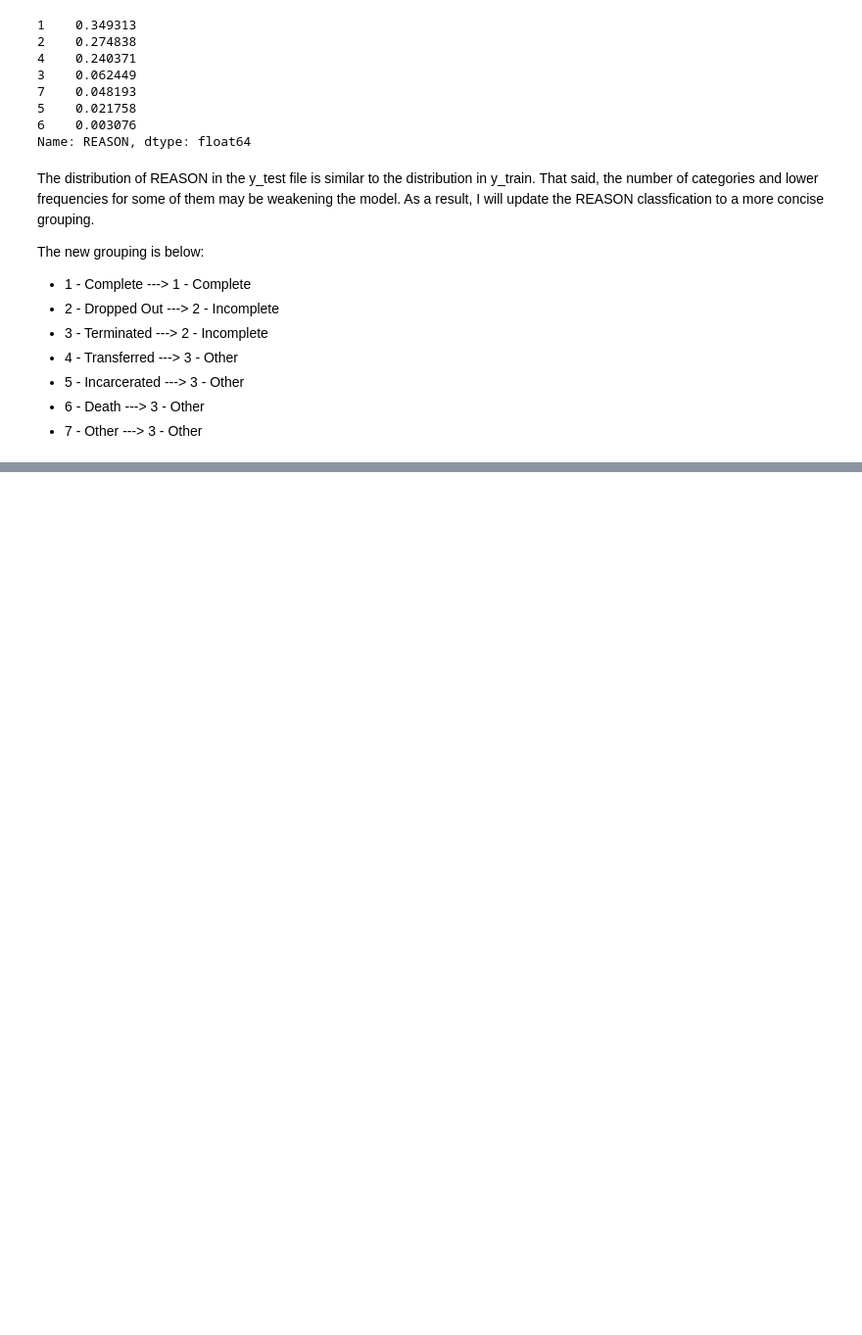
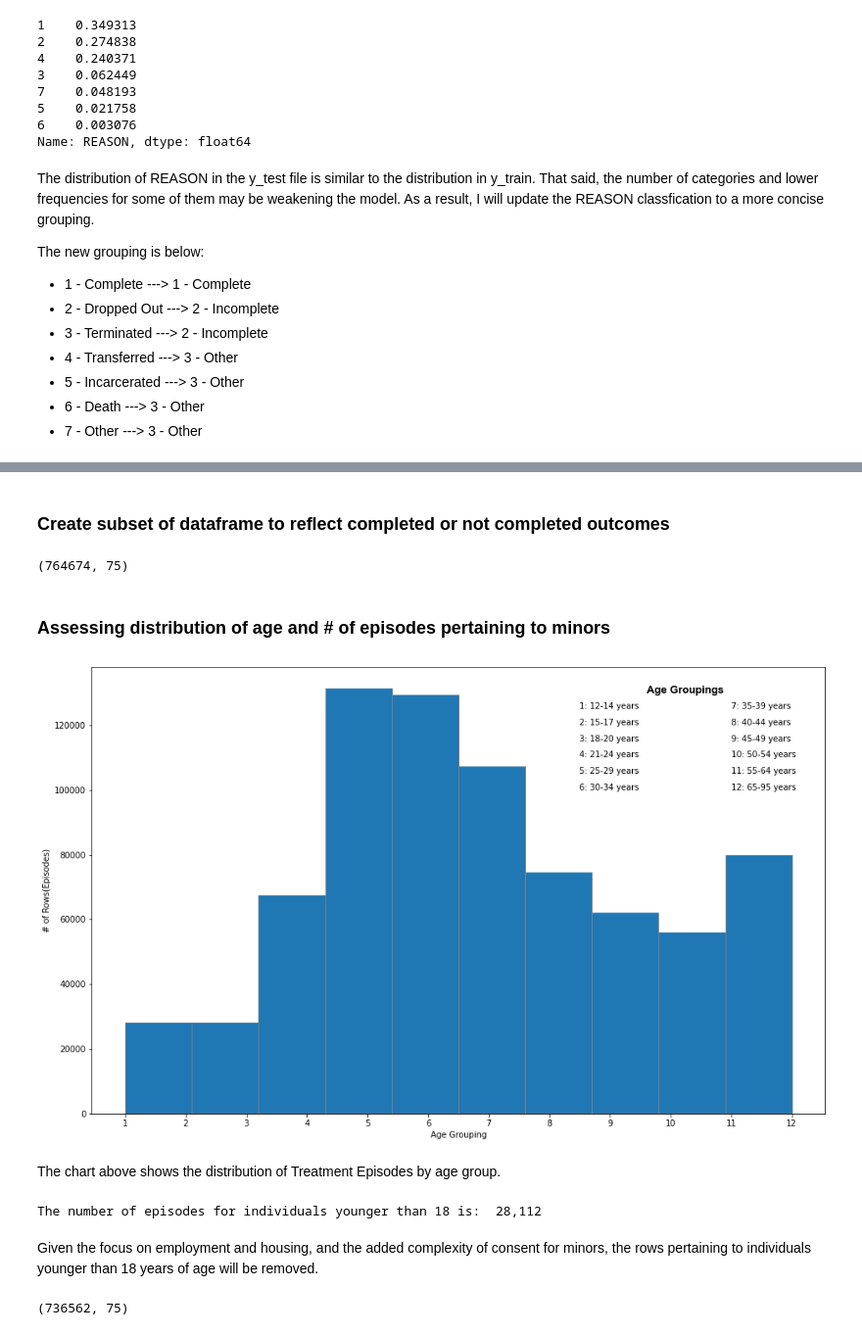
Before and after one commit to dolant98/Project-3-Phase-3, a Jupyter notebook: Phase-3--Project-3.ipynb, the cells around one changed output, grey strips where cells are left out. Shown at 98% size. Saved outputs shown, nothing was run; the diff lists cells and outputs as text; code cells hidden in the pictures; blank space fills up the shorter version.

Commit message:
Updates to dataframe and logreg

```diff
--- a/Phase-3--Project-3.ipynb
+++ b/Phase-3--Project-3.ipynb
@@ -288,3 +286,0 @@ df _
-# %%
-df_ted_out.loc[not_comp,'REASON'] = 2
-df_ted_out['REASON'].value_counts()
@@ -306,0 +289,14 @@ Name: REASON, dtype: int64
+# %%
+outcome = []
+
+for reason in df_ted_out['REASON']:
+    if reason == 1:
+        outcome.append(1)
+    elif reason == 2:
+        outcome.append(2)
+    elif reason == 3:
+        outcome.append(2)
+    else:
+        outcome.append(3)
+# %%
+df_ted_out['OUTCOME'] = outcome
@@ -306,0 +373,10 @@ Name: REASON, dtype: int64
+# %% [markdown]
+### Create subset of dataframe to reflect completed or not completed outcomes
+# %%
+df_ted_binary = df_ted_out[df_ted_out['OUTCOME'] != 3]
+# %%
+df_ted_binary.shape
+# %% [output]
+(764674, 75)
+# %% [markdown]
+### Assessing distribution of age and # of episodes pertaining to minors
@@ -306,0 +385,35 @@ Name: REASON, dtype: int64
+# %%
+plt.figure(figsize = (16,10))
+ax = plt.axes()
+
+plt.xlabel("Age Grouping")
+plt.ylabel("# of Rows(Episodes)")
+plt.hist(df_ted_binary["AGE"], edgecolor = "gray")
+
+plt.text(9.6, 130000, "Age Groupings", fontname="Arial", fontweight="bold", fontsize = 13)
+plt.text(8.5, 125000, "1: 12-14 years")
+plt.text(8.5, 120000, "2: 15-17 years")
+plt.text(8.5, 115000, "3: 18-20 years")
+plt.text(8.5, 110000, "4: 21-24 years")
+plt.text(8.5, 105000, "5: 25-29 years")
+plt.text(8.5, 100000, "6: 30-34 years")
+plt.text(11, 125000, "7: 35-39 years")
+plt.text(11, 120000, "8: 40-44 years")
+plt.text(11, 115000, "9: 45-49 years")
+plt.text(11, 110000, "10: 50-54 years")
+plt.text(11, 105000, "11: 55-64 years")
+plt.text(11, 100000, "12: 65-95 years")
+
+plt.xticks(np.arange(1, 12.5, 1))
+plt.show()
+# %% [output]
+[figure, added]
+# %% [markdown]
+The chart above shows the distribution of Treatment Episodes by age group.
+# %%
+age_lt_18 = len(df_ted_binary[(df_ted_binary['AGE']==1) | (df_ted_binary['AGE']==2)])
+print("The number of episodes for individuals younger than 18 is: ","{:,}".format(age_lt_18))
+# %% [output]
+The number of episodes for individuals younger than 18 is:  28,112
+# %% [markdown]
+Given the focus on employment and housing, and the added complexity of consent for minors, the rows pertaining to individuals younger than 18 years of age will be removed.
@@ -306,0 +422,4 @@ Name: REASON, dtype: int64
+# %%
+df_ted_binary_gt_17.shape
+# %% [output]
+(736562, 75)
```
Also changed, not shown: parts of 29 cells of this notebook.
